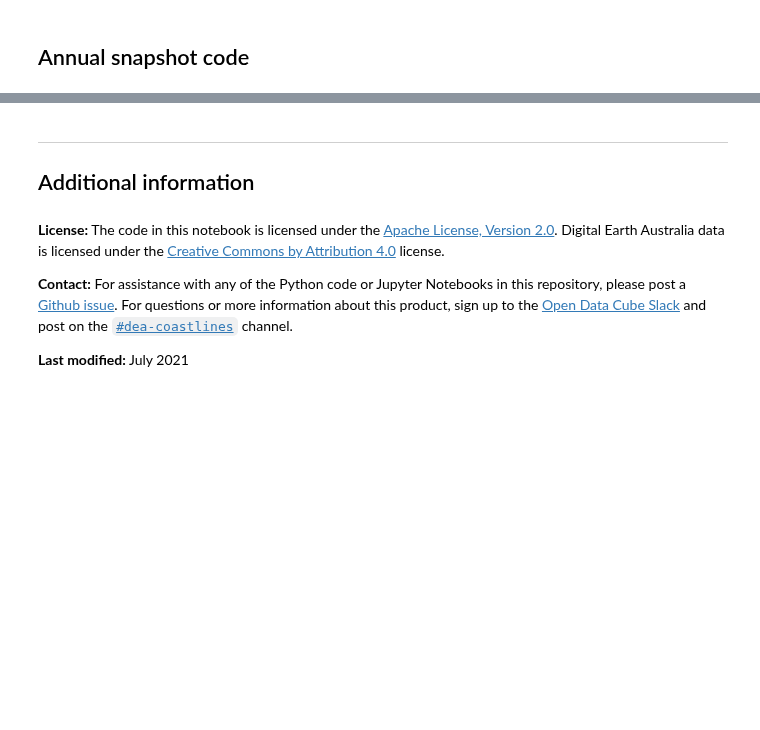
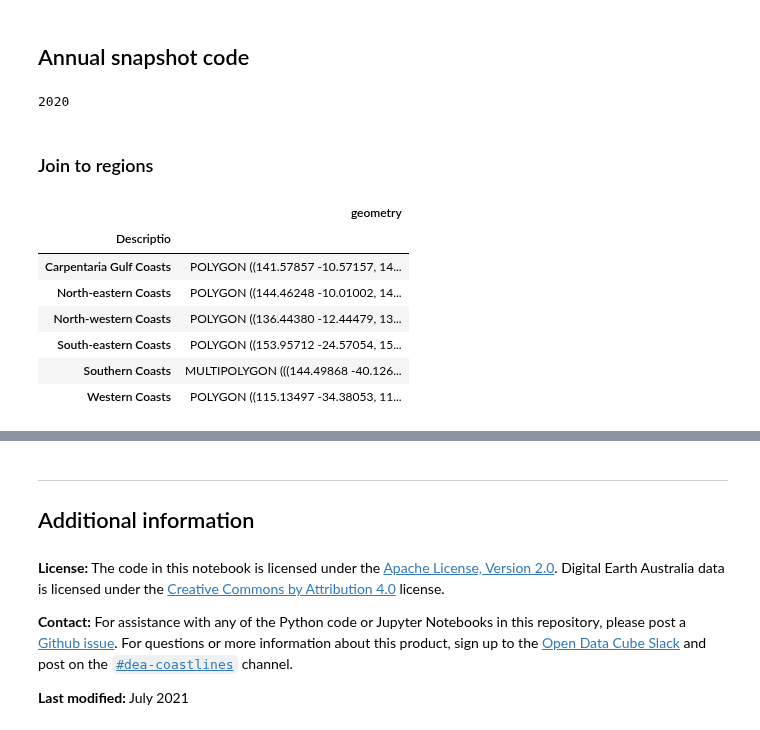
Before and after one commit to GeoscienceAustralia/dea-coastlines, a Jupyter notebook: DEACoastlines_statistics.ipynb, the cells around one changed output, grey strips where cells are left out. Cells and saved outputs as stored; diff of their text form; code cells hidden in the pictures; blank space fills up the shorter version.

```diff
--- a/DEACoastlines_statistics.ipynb
+++ b/DEACoastlines_statistics.ipynb
@@ -470,0 +346,25 @@ for year in years:
+# %%
+import numpy as np
+# Replace outliers with NaN
+for year in range(1988, 2021):
+    print(year, end='\r')
+
+    # If year is listed in the outlier column, replace the year's distance value with NaN
+    points_gdf.loc[points_gdf.outl_time.str.contains(str(year)) == True, f'dist_{year}'] = np.nan
+# %% [output]
+2020
+# %% [markdown]
+### Join to regions
+# %%
+acsc_regions = gpd.read_file('/g/data/r78/DEACoastlines/input_data/Coastal_compartments/Shapefiles_v3/Regions.shp').dissolve('Descriptio')[['geometry']]
+# acsc_regions = gpd.read_file('/g/data/r78/DEACoastlines/input_data/Coastal_compartments/Shapefiles_v3/Secondary_compartments.shp').dissolve('Name')[['geometry']]
+acsc_regions
+# %% [output]
+|  | geometry |
+| Descriptio |  |
+| Carpentaria Gulf Coasts | POLYGON ((141.57857 -10.57157, 14... |
+| North-eastern Coasts | POLYGON ((144.46248 -10.01002, 14... |
+| North-western Coasts | POLYGON ((136.44380 -12.44479, 13... |
+| South-eastern Coasts | POLYGON ((153.95712 -24.57054, 15... |
+| Southern Coasts | MULTIPOLYGON (((144.49868 -40.126... |
+| Western Coasts | POLYGON ((115.13497 -34.38053, 11... |
```
Also changed, not shown: parts of 46 cells of this notebook.
